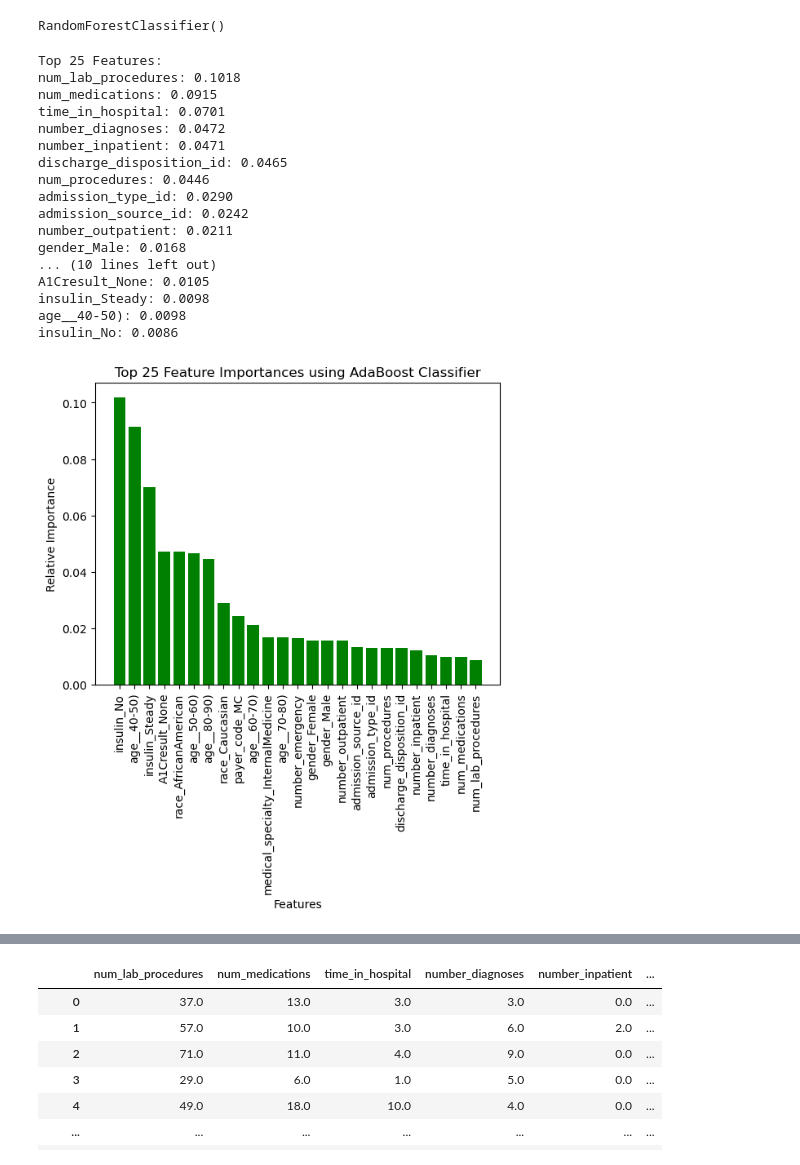
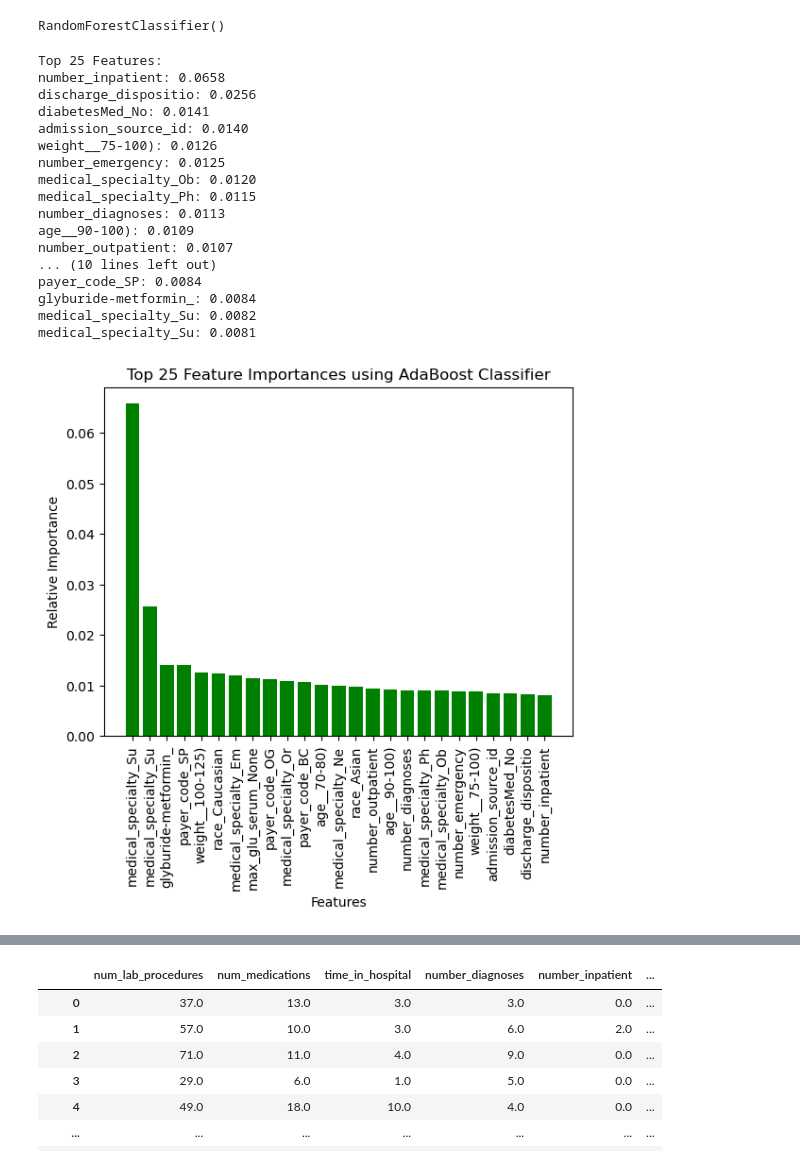
Before and after one commit to DiyadotSaha/ML_Diabetes_Project, a Jupyter notebook: Feature Selection with SMOTEEN.ipynb, the cells around one changed output, grey strips where cells are left out. Cells and saved outputs as stored; diff of their text form; code cells hidden in the pictures.

```diff
--- a/Feature Selection with SMOTEEN.ipynb
+++ b/Feature Selection with SMOTEEN.ipynb
@@ -93,0 +104,3 @@ Ytest.to_csv('data/Y_VALIDATION_SET_EDIT.csv', index=False)
+# %%
+sme = SMOTE(random_state=42)
+Xtr, Ytr = sme.fit_resample(Xtr, Ytr)
@@ -215,46 +231,46 @@ RandomForestClassifier()
 # %%
 n = 25  # You can change this to the desired number of features
 features = Xtr.columns
 
 # Ensure that the number of features is not greater than the number of columns in Xtr
 n = min(n, len(features))
 importances = cls.feature_importances_
 indices = np.argsort(importances)[::-1]
 top_n_indices = indices[:n]
-top_n_features = [features[i] for i in top_n_indices]
+top_n_features = [feature[:20] for feature in features[top_n_indices]]
 top_n_importances = importances[top_n_indices]
 
-# Print the top features with cleaned names
+# Print the top features with shortened names
 print(f'Top {n} Features:')
 for feature, importance in zip(top_n_features, top_n_importances):
     print(f'{feature}: {importance:.4f}')
 
-# Plot the bar chart for the top n importances with cleaned names
+# Plot the bar chart for the top n importances with shortened names
 plt.title(f'Top {n} Feature Importances using AdaBoost Classifier')
 plt.bar(range(len(top_n_indices)-1, -1, -1), top_n_importances[::-1], color='g', align='center')
 plt.xticks(range(len(top_n_indices)), top_n_features[::-1], rotation='vertical')
 plt.ylabel('Relative Importance')
 plt.xlabel('Features')
 plt.show()
 # %% [output]
 Top 25 Features:
-num_lab_procedures: 0.1018
-num_medications: 0.0915
-time_in_hospital: 0.0701
-number_diagnoses: 0.0472
-number_inpatient: 0.0471
-discharge_disposition_id: 0.0465
-num_procedures: 0.0446
-admission_type_id: 0.0290
-admission_source_id: 0.0242
-number_outpatient: 0.0211
-gender_Male: 0.0168
+number_inpatient: 0.0658
+discharge_dispositio: 0.0256
+diabetesMed_No: 0.0141
+admission_source_id: 0.0140
+weight__75-100): 0.0126
+number_emergency: 0.0125
+medical_specialty_Ob: 0.0120
+medical_specialty_Ph: 0.0115
+number_diagnoses: 0.0113
+age__90-100): 0.0109
+number_outpatient: 0.0107
 ... (10 lines left out)
-A1Cresult_None: 0.0105
-insulin_Steady: 0.0098
-age__40-50): 0.0098
-insulin_No: 0.0086
+payer_code_SP: 0.0084
+glyburide-metformin_: 0.0084
+medical_specialty_Su: 0.0082
+medical_specialty_Su: 0.0081
-[figure, old version]
+[figure, new version]
 # %%
 n = 25  # You can change this to the desired number of features
 top_n_indices = indices[:n]
```
Also changed, not shown: parts of 11 cells of this notebook, 2 other files.
